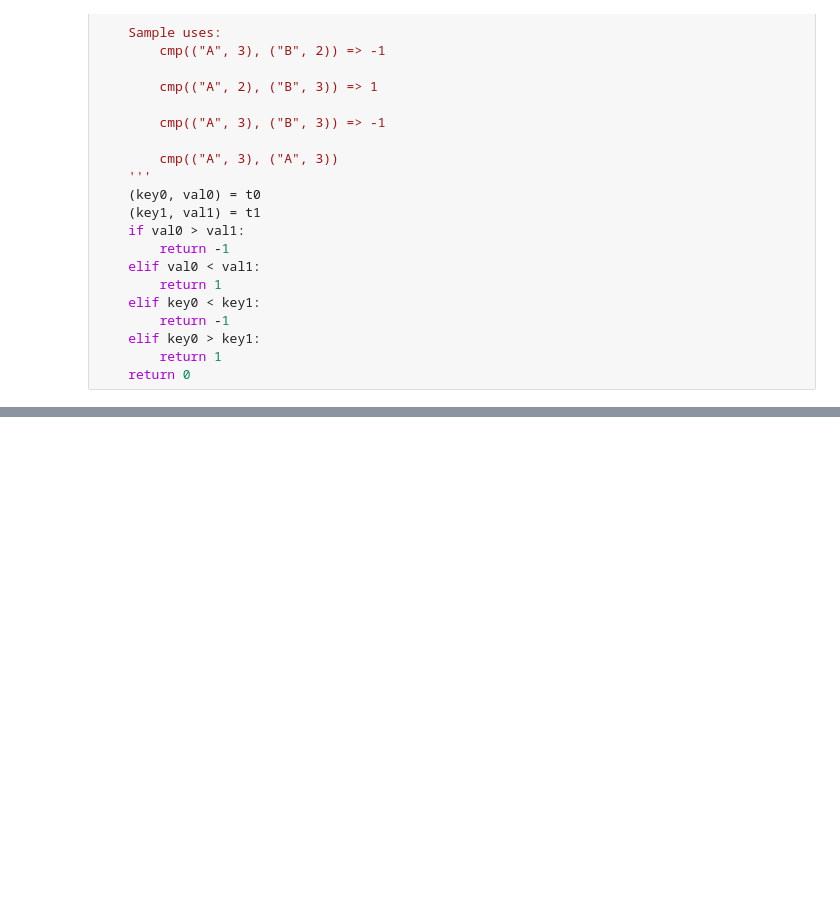
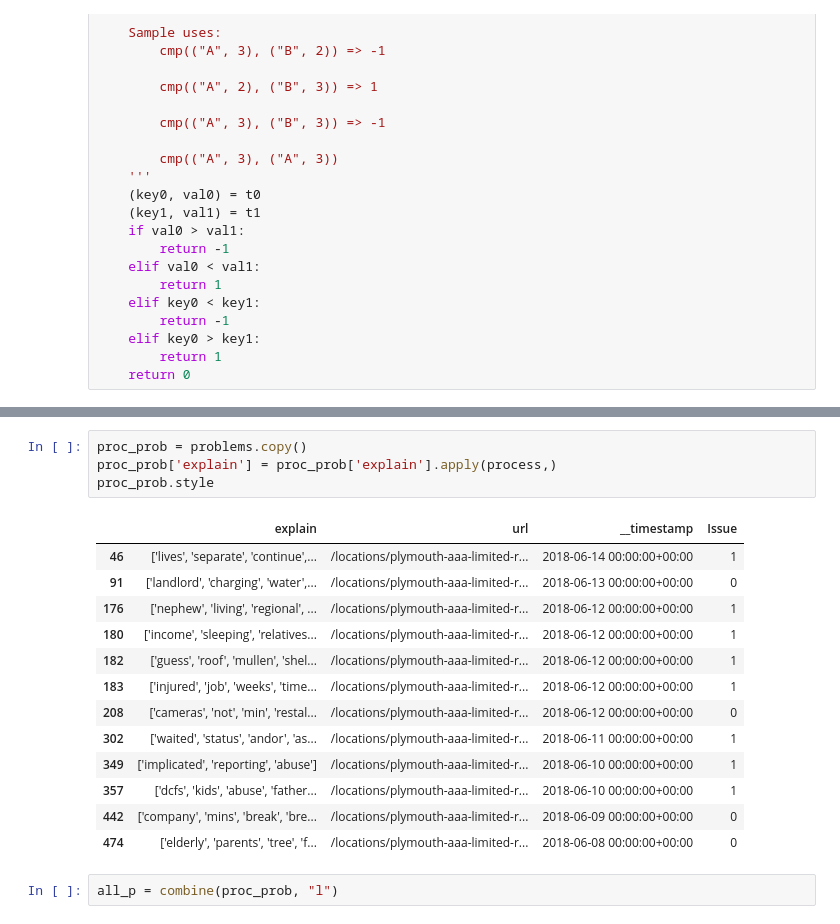
Before and after one commit to natashamathur/EOTSS, a Jupyter notebook: Feedback Preliminary.ipynb, the cells around one changed output, grey strips where cells are left out. Cells and saved outputs as stored; diff of their text form; blank space fills up the shorter version.

```diff
--- a/Feedback Preliminary.ipynb
+++ b/Feedback Preliminary.ipynb
@@ -308 +303,21 @@ find_top_k_ngrams(list_r, 2, 10)
+# %%
+proc_prob = problems.copy()
+proc_prob['explain'] = proc_prob['explain'].apply(process,)
+proc_prob.style
+# %% [output]
+|  | explain | url | __timestamp | Issue |
+| 46 | ['lives', 'separate', 'continue',... | /locations/plymouth-aaa-limited-r... | 2018-06-14 00:00:00+00:00 | 1 |
+| 91 | ['landlord', 'charging', 'water',... | /locations/plymouth-aaa-limited-r... | 2018-06-13 00:00:00+00:00 | 0 |
+| 176 | ['nephew', 'living', 'regional', ... | /locations/plymouth-aaa-limited-r... | 2018-06-12 00:00:00+00:00 | 1 |
+| 180 | ['income', 'sleeping', 'relatives... | /locations/plymouth-aaa-limited-r... | 2018-06-12 00:00:00+00:00 | 1 |
+| 182 | ['guess', 'roof', 'mullen', 'shel... | /locations/plymouth-aaa-limited-r... | 2018-06-12 00:00:00+00:00 | 1 |
+| 183 | ['injured', 'job', 'weeks', 'time... | /locations/plymouth-aaa-limited-r... | 2018-06-12 00:00:00+00:00 | 1 |
+| 208 | ['cameras', 'not', 'min', 'restal... | /locations/plymouth-aaa-limited-r... | 2018-06-12 00:00:00+00:00 | 0 |
+| 302 | ['waited', 'status', 'andor', 'as... | /locations/plymouth-aaa-limited-r... | 2018-06-11 00:00:00+00:00 | 1 |
+| 349 | ['implicated', 'reporting', 'abuse'] | /locations/plymouth-aaa-limited-r... | 2018-06-10 00:00:00+00:00 | 1 |
+| 357 | ['dcfs', 'kids', 'abuse', 'father... | /locations/plymouth-aaa-limited-r... | 2018-06-10 00:00:00+00:00 | 1 |
+| 442 | ['company', 'mins', 'break', 'bre... | /locations/plymouth-aaa-limited-r... | 2018-06-09 00:00:00+00:00 | 0 |
+| 474 | ['elderly', 'parents', 'tree', 'f... | /locations/plymouth-aaa-limited-r... | 2018-06-08 00:00:00+00:00 | 0 |
+# %%
+all_p = combine(proc_prob, "l")
 # %%
```
Also changed, not shown: parts of 29 cells of this notebook.
